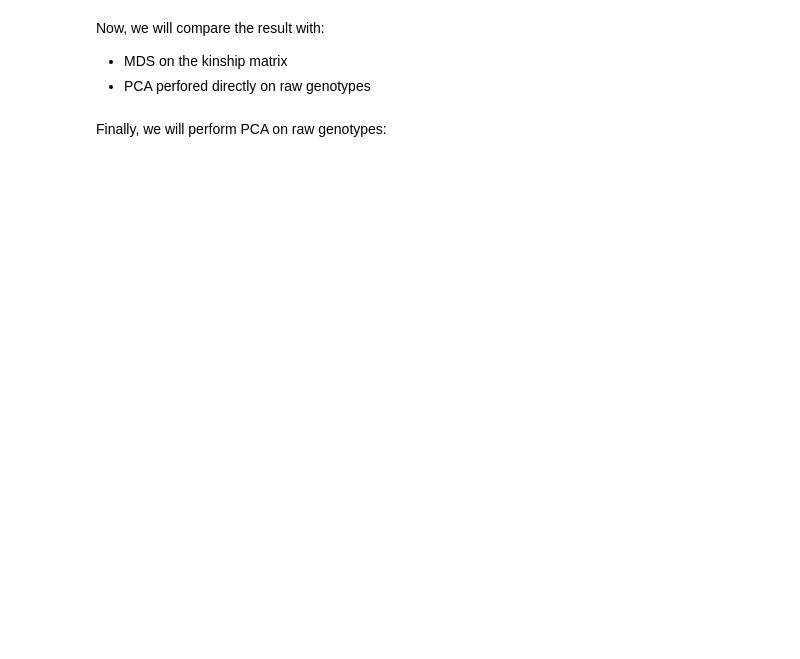
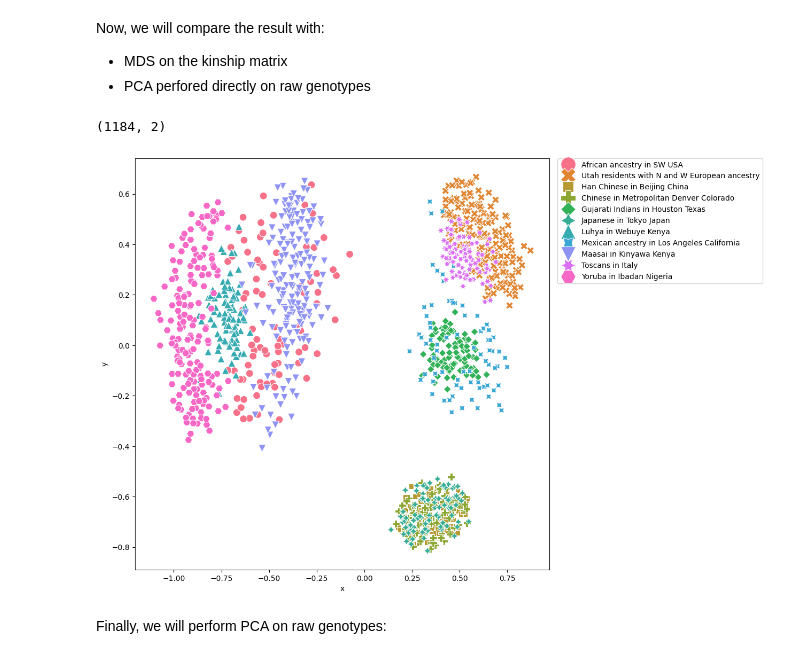
Before and after one commit to Abbta/adlfpae, a Jupyter notebook: Exercise_9_autoencoders_lab.ipynb, the cells around one changed output. Cells and saved outputs as stored; diff of their text form; code cells hidden in the pictures; blank space fills up the shorter version.

```diff
--- a/Exercise_9_autoencoders_lab.ipynb
+++ b/Exercise_9_autoencoders_lab.ipynb
@@ -250,14 +286,21 @@ kinship = pd.read_csv("autosomal_5k_kinship.csv", header=0, index_col=0)
 from sklearn.manifold import MDS
 embedding = MDS(n_components=2)
 mds_embedding = embedding.fit_transform(kinship)
+# %%
+print(mds_embedding.shape)
+# %% [output]
+(1184, 2)
 # %%
 # TASK Plot MDS embedding in a way similar to plotting autoencoder embeddings
-x = ...
-y = ...
+x = mds_embedding[:,0]
+y = mds_embedding[:,1]
 data = {'x':x, 'y':y, 'pop':pop}
 plt.figure(figsize = (10,10))
-...
+sns.scatterplot(x='x', y='y', data=data,  hue='pop', style='pop', s=100)
+plt.legend(bbox_to_anchor=(1.02, 1), loc='upper left', borderaxespad=0, markerscale=2)
 plt.show()
+# %% [output]
+[figure, added]
 # %% [markdown]
 Finally, we will perform PCA on raw genotypes:
 # %%
```
Also changed, not shown: parts of 7 cells of this notebook, 1 other file.
